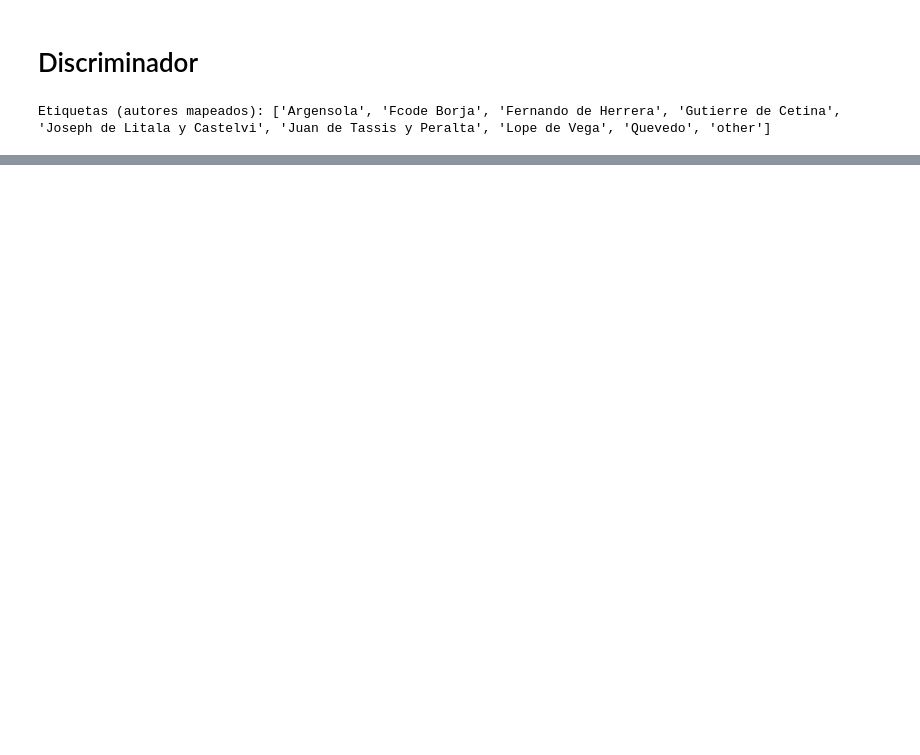
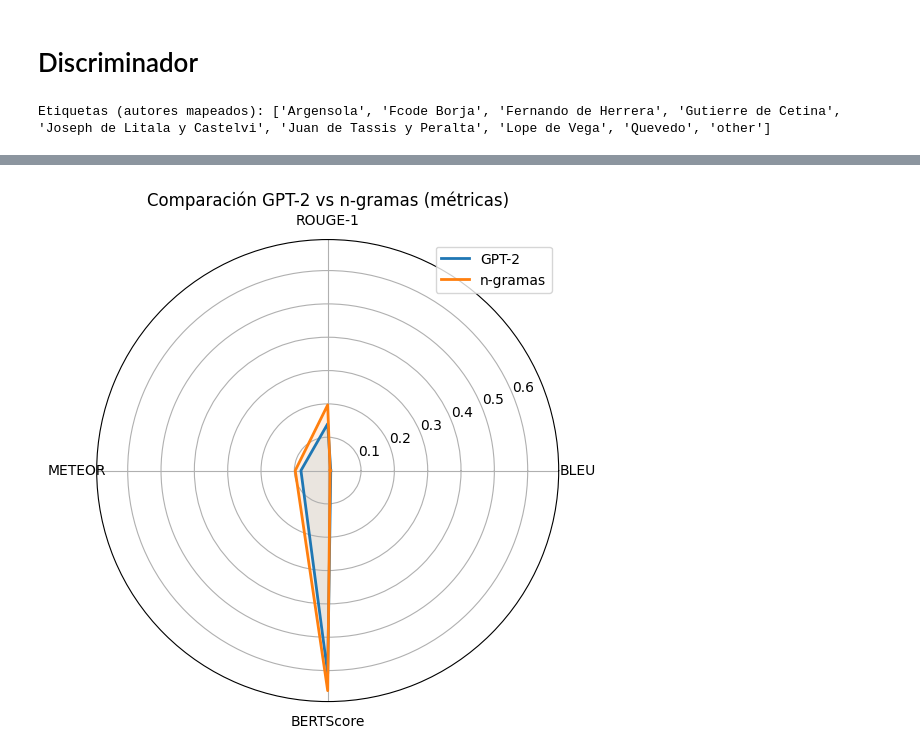
Before and after one commit to Dahernandezsilve/NLP-Practical-Solution, a Jupyter notebook: ProyectoNLP.ipynb, the cells around one changed output, grey strips where cells are left out. Cells and saved outputs as stored; diff of their text form; code cells hidden in the pictures; blank space fills up the shorter version.

```diff
--- a/ProyectoNLP.ipynb
+++ b/ProyectoNLP.ipynb
@@ -516,0 +1295,36 @@ Joseph de Litala y Castelvi      0.500     0.600     0.545        15
+# %%
+import matplotlib.pyplot as plt
+import numpy as np
+
+labels = ["BLEU", "ROUGE-1", "METEOR", "BERTScore"]
+gpt_vals = [
+    results["BLEU_GPT2"],
+    results["ROUGE1_GPT2"],
+    results["METEOR_GPT2"],
+    results["BERTScore_F1_GPT2"]
+]
+ng_vals = [
+    results["BLEU_Ngram"],
+    results["ROUGE1_Ngram"],
+    results["METEOR_Ngram"],
+    results["BERTScore_F1_Ngram"]
+]
+
+angles = np.linspace(0, 2 * np.pi, len(labels), endpoint=False).tolist()
+gpt_vals += gpt_vals[:1]
+ng_vals += ng_vals[:1]
+angles += angles[:1]
+
+plt.figure(figsize=(6,6))
+ax = plt.subplot(111, polar=True)
+ax.plot(angles, gpt_vals, label="GPT-2", linewidth=2)
+ax.fill(angles, gpt_vals, alpha=0.1)
+ax.plot(angles, ng_vals, label="n-gramas", linewidth=2)
+ax.fill(angles, ng_vals, alpha=0.1)
+ax.set_xticks(angles[:-1])
+ax.set_xticklabels(labels)
+plt.title("Comparación GPT-2 vs n-gramas (métricas)")
+plt.legend()
+plt.show()
+# %% [output]
+[figure, added]
```
Also changed, not shown: parts of 22 cells of this notebook, 1 other file.
